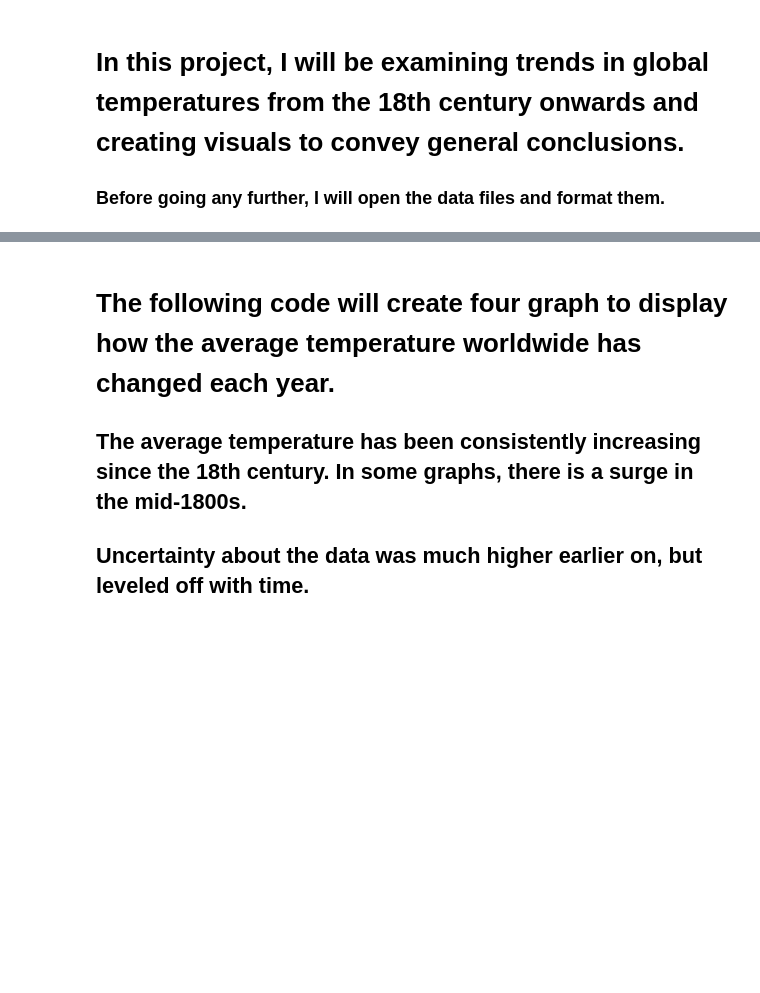
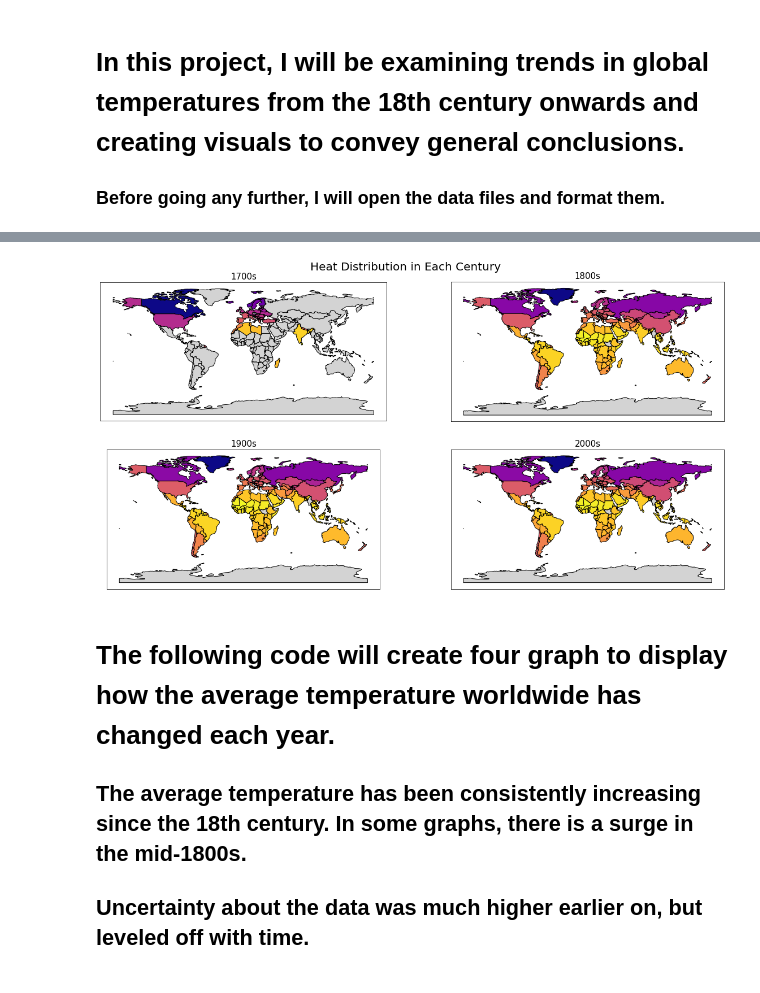
Before and after one commit to mrrehani/Climate-Change-Analysis, a Jupyter notebook: Climate Change Earth Surface Temperature Data.ipynb, the cells around one changed output, grey strips where cells are left out. Saved outputs shown, nothing was run; the diff lists cells and outputs as text; code cells hidden in the pictures; blank space fills up the shorter version.

```diff
--- a/Climate Change Earth Surface Temperature Data.ipynb
+++ b/Climate Change Earth Surface Temperature Data.ipynb
@@ -45,0 +32,5 @@ country_temps
+# %%
+oldNames = ["Palestina", "Dominica","French Guiana", "Netherlands (Europe)", "Bosnia And Herzegovina", "United States", "Central African Republic", "Trinidad And Tobago", "Timor Leste", "Congo (Democratic Republic Of The)", "Côte D'Ivoire"]
+newNames = ["Palestine", "Dominican Rep.", "Guinea", "Netherlands", "Bosnia and Herz.", "United States of America", "Central African Rep.", "Trinidad and Tobago", "Timor-Leste", "Dem. Rep. Congo", "Côte d'Ivoire"]
+for i in range(len(oldNames)):
+    country_temps.loc[country_temps["Country"] == oldNames[i], "Country"] = newNames[i]
@@ -46,3 +39,23 @@ country_temps
+# %%
+fig, heatAxs=plt.subplots(2,2, figsize=(20,10))
+fig.patch.set_facecolor("white")
+plt.suptitle("Heat Distribution in Each Century", fontsize=20,y=.93)
+
+rows,columns = [0,0,1,1],[0,1,0,1]
+for century in range(17,21):
+    DF = country_temps[country_temps["dt"].str.startswith(str(century), na=False)]
+    world = gpd.read_file(gpd.datasets.get_path('naturalearth_lowres'))
+    for row in DF.groupby("Country"):
+        country = row[1]["Country"].iloc[0]
+        world.loc[world["name"] == country, "avgTemp"] = row[1]["AverageTemperature"].mean()
+    row, column = rows.pop(0), columns.pop(0)
+    world.plot(column = "avgTemp", edgecolor = "black",
+        missing_kwds = {"color": "lightgray", "edgecolor": "black"},
+        cmap = "plasma", ax = heatAxs[row][column])
+    heatAxs[row][column].tick_params(bottom = False, labelbottom = False, left = False, labelleft = False)
+    heatAxs[row][column].set_title(str(century) + "00s", fontdict = {"fontsize":15})
+# %% [output]
+[figure, added]
 # %% [markdown]
 # The following code will create four graph to display how the average temperature worldwide has changed each year.
 ## The average temperature has been consistently increasing since the 18th century. In some graphs, there is a surge in the mid-1800s.
```
Also changed, not shown: parts of 10 cells of this notebook, 1 other file.
